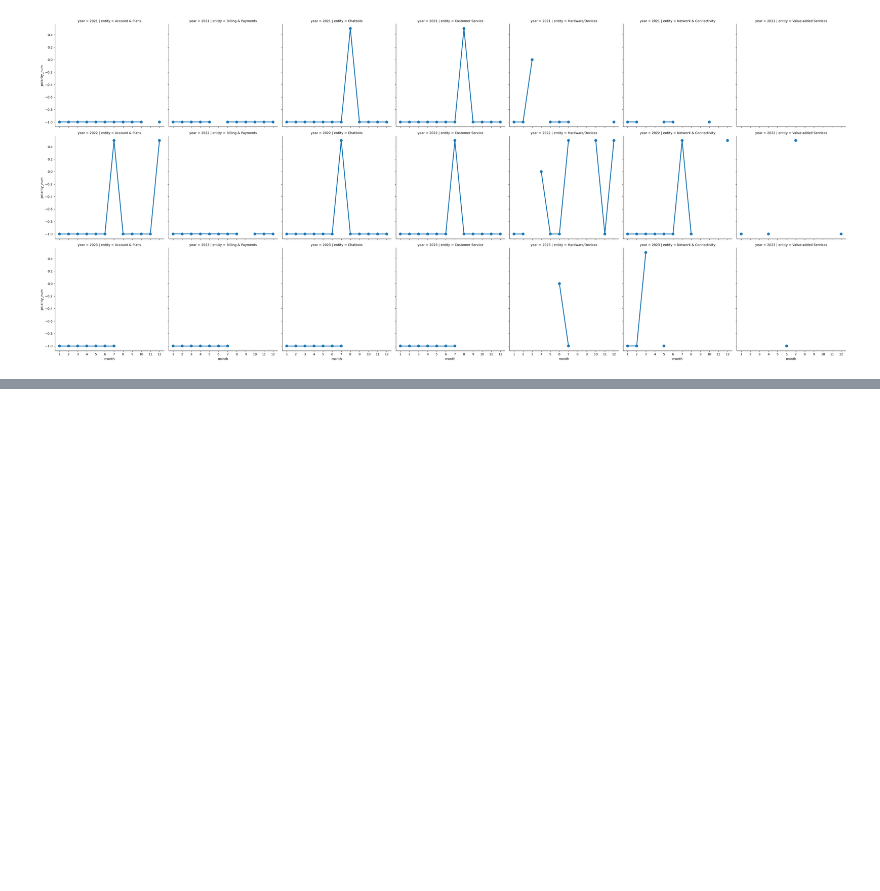
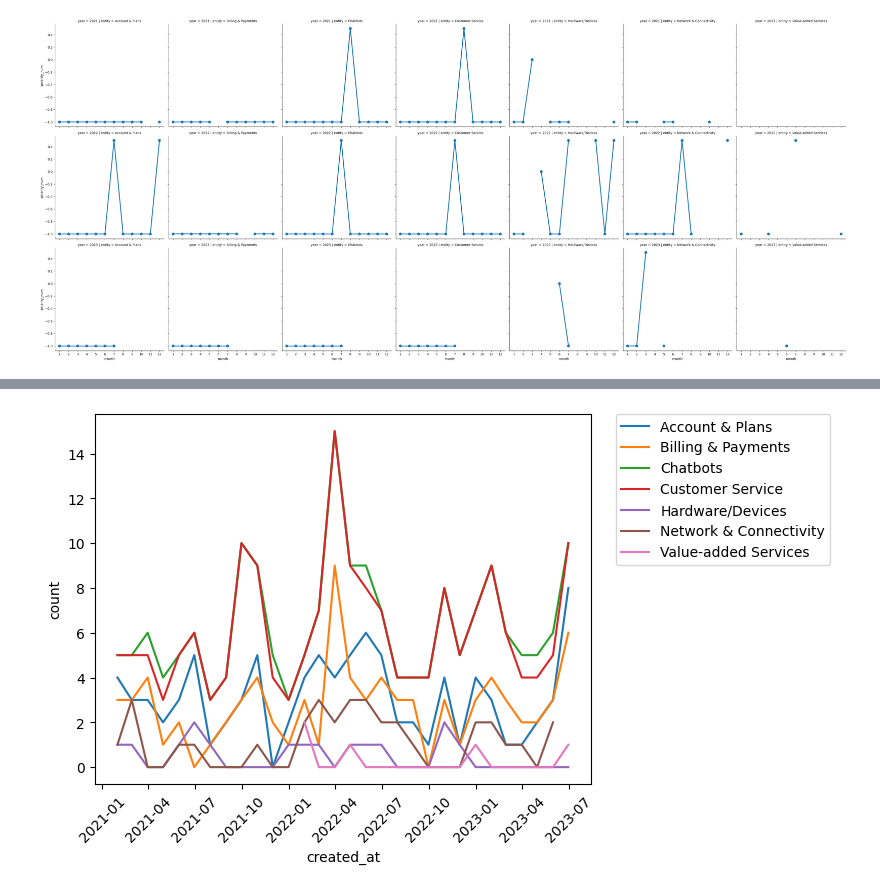
Before and after one commit to JohnnyFoulds/dsm050-2023-apr, a Jupyter notebook: notebooks/03_coursework/03-04_time_series.ipynb, the cells around one changed output, grey strips where cells are left out. Saved outputs shown, nothing was run; the diff lists cells and outputs as text; code cells hidden in the pictures; blank space fills up the shorter version.

```diff
--- a/notebooks/03_coursework/03-04_time_series.ipynb
+++ b/notebooks/03_coursework/03-04_time_series.ipynb
@@ -590,0 +657,17 @@ sns.catplot(
+# %%
+df_plot = df_hp_entity_polarity \
+        .reset_index() \
+        .query('business_slug == "vodacom" and polarity == "Negative" and created_at < "2023-07-01"') \
+
+sns.lineplot(
+    data=df_plot,
+    x='created_at',
+    y='count',
+    hue='entity'
+)
+
+plt.legend(bbox_to_anchor=(1.05, 1), loc=2, borderaxespad=0.)
+plt.xticks(rotation=45)
+plt.show()
+# %% [output]
+[figure, added]
```
Also changed, not shown: parts of 7 cells of this notebook.
